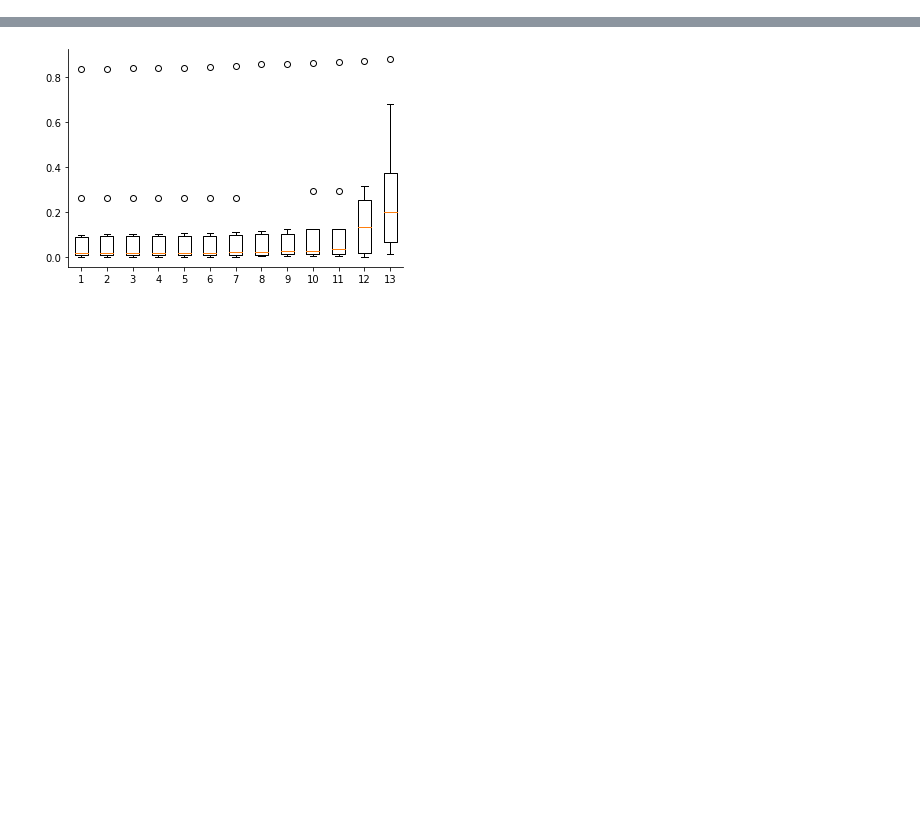
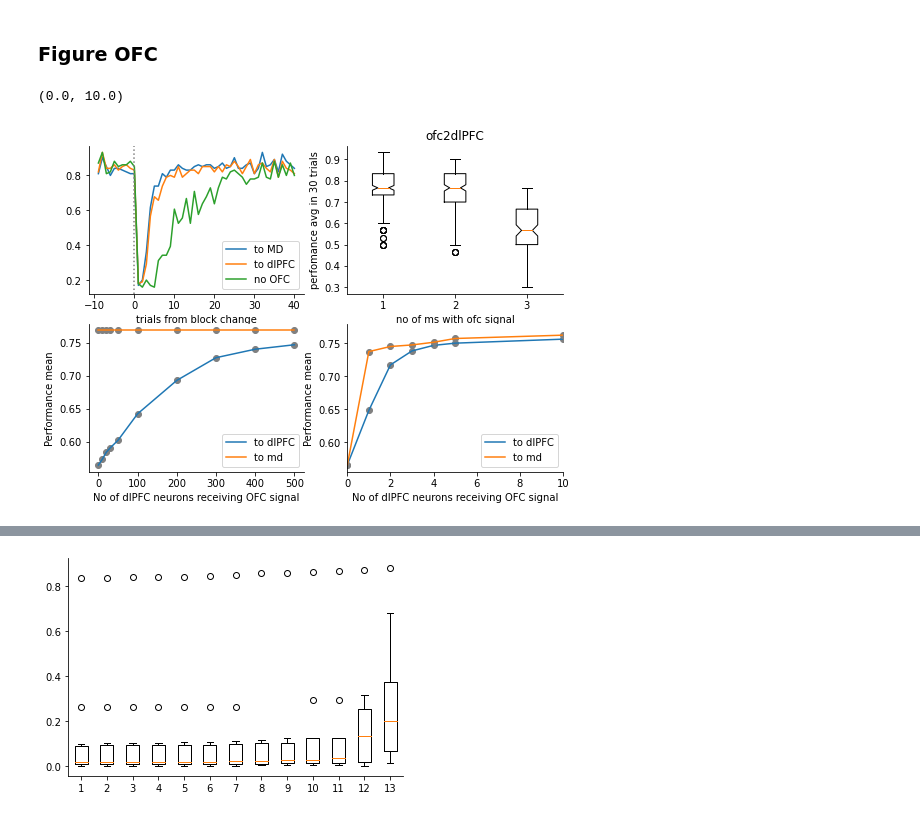
Before and after one commit to hummosa/MD-reservoir, a Jupyter notebook: analysis/average_performance_across_coditions.ipynb, the cells around one changed output, grey strips where cells are left out. Saved outputs shown, nothing was run; the diff lists cells and outputs as text; code cells hidden in the pictures; blank space fills up the shorter version.

```diff
--- a/analysis/average_performance_across_coditions.ipynb
+++ b/analysis/average_performance_across_coditions.ipynb
@@ -103,0 +21,2 @@ Text(0.5, 0, 'No of dlPFC neurons receiving OFC signal')
+# %% [markdown]
+### Figure OFC
@@ -104,3 +112,56 @@ Text(0.5, 0, 'No of dlPFC neurons receiving OFC signal')
+# %%
+window = 30
+fig, axes = plt.subplots(2,2, figsize=[8.5, 6])
+ax = axes[0,0]
+exp_to_run =1 # To MD
+performances, cps , labels = get_performances(exp_to_run, window, None)
+cp = cps[-1]
+means_md = cp[:, 10:10+window].mean(1)
+ax.plot(range(-9, window+11), cp.mean(0) ,label= 'to MD')
+
+exp_to_run =2 # To dlPFC
+performances, cps , labels = get_performances(exp_to_run, window, None)
+cp = cps[-1]
+means_dlpfc = cp[:, 10:10+window].mean(1)
+ax.plot(range(-9, window+11), cp.mean(0) , label= 'to dlPFC')
+
+exp_to_run =2 #ofc off
+performances, cps , labels = get_performances(exp_to_run, window, None)
+cp = cps[0] # cps[0] experiment sends ofc signal to 0 dlPFC neurons
+means_no_ofc = cp[:, 10:10+window].mean(1)
+ax.plot(range(-9, window+11), cp.mean(0) , label= 'no OFC')
+
+ax.axvline(0, linestyle=':', color='grey')
+ax.legend()
+ax.set_xlabel('trials from block change')
+ax = axes[0,1]
+lls = ['to MD', 'to dlPFC', 'no OFC'],
+ax.boxplot( [means_md, means_dlpfc, means_no_ofc], notch=True)
+# ax.set_xticklabels(lls)
+ax.set_title(exps[exp_to_run])
+ax.set_xlabel('no of ms with ofc signal')
+ax.set_ylabel('perfomance avg in 30 trials')
+ax = axes[1,0]
+exp_name = 'ofc_no/OFC_ablation'
+var_steps = [0 ,10 ,20, 30, 50,100, 200,300,400, 500] # No of PFC neurons experiemnt
+files = os.listdir( results_folder  + exp_name+'/')
+corrects_files = [file for file in files if 'Corrects' in file]
+config_files = [file for file in files if 'config' in file]
+plot_var_vs_performance(ax)
+
+ax = axes[1,1]
+exp_name = 'time_steps/OFC_ablation'
+var_steps = [0, 1, 2, 3, 4, 5, 10, 20, 30, 40, 50, 100, 200]
+files = os.listdir( results_folder  + exp_name+'/')
+corrects_files = [file for file in files if 'Corrects' in file]
+config_files = [file for file in files if 'config' in file]
+plot_var_vs_performance(ax)
+ax.set_xlim([0,10])
+
+# plt.savefig('./exports/Figure_ofc.JPG', dpi=300)
+# %% [output]
+(0.0, 10.0)
+[figure, added]
 # %%
 md_modulations = []
 for label, regex in zip (labels, regexes):
```
Also changed, not shown: parts of 16 cells of this notebook, 2 other files.
